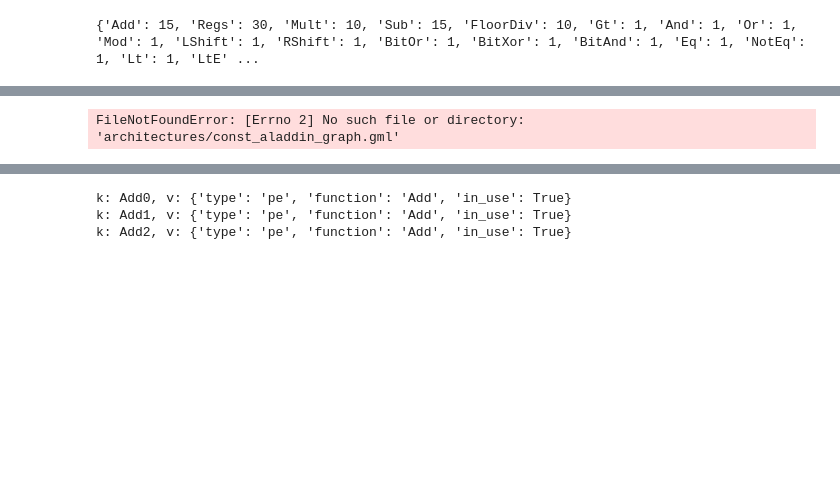
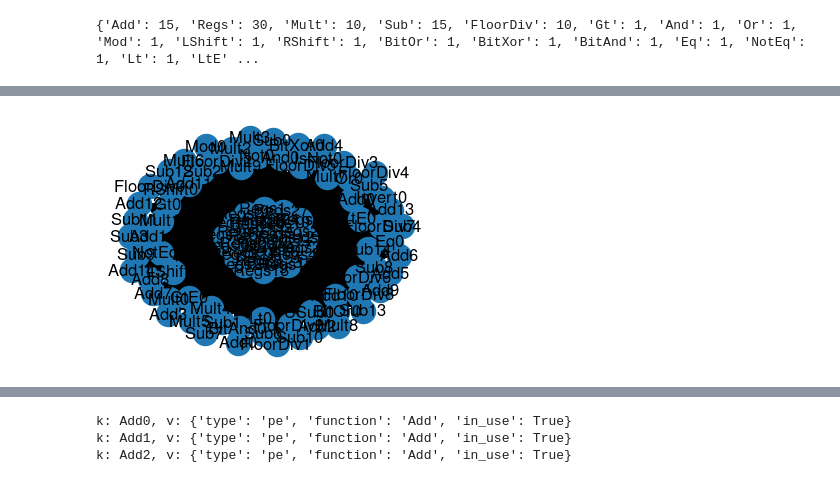
Before and after one commit to tathagatasrimani/codesign, a Jupyter notebook: src/vamshi_misc_tests.ipynb, the cells around one changed output, grey strips where cells are left out. Drawn from its saved outputs; the diff is of its cells as text; code cells hidden in the pictures; blank space fills up the shorter version.

```diff
--- a/src/vamshi_misc_tests.ipynb
+++ b/src/vamshi_misc_tests.ipynb
@@ -1204,8 +1245,8 @@ plt.show()
 # %%
 nx.write_gml(hw_netlist, f'architectures/{config_name}.gml')
 # %%
-test = nx.read_gml("architectures/const_aladdin_graph.gml")
+test = nx.read_gml(f"architectures/{config_name}.gml")
 nx.draw(test, with_labels=True)
 plt.show()
 # %% [output]
-FileNotFoundError: [Errno 2] No such file or directory: 'architectures/const_aladdin_graph.gml'
+[figure, added]
```
Also changed, not shown: parts of 12 cells of this notebook, 9 other files.
